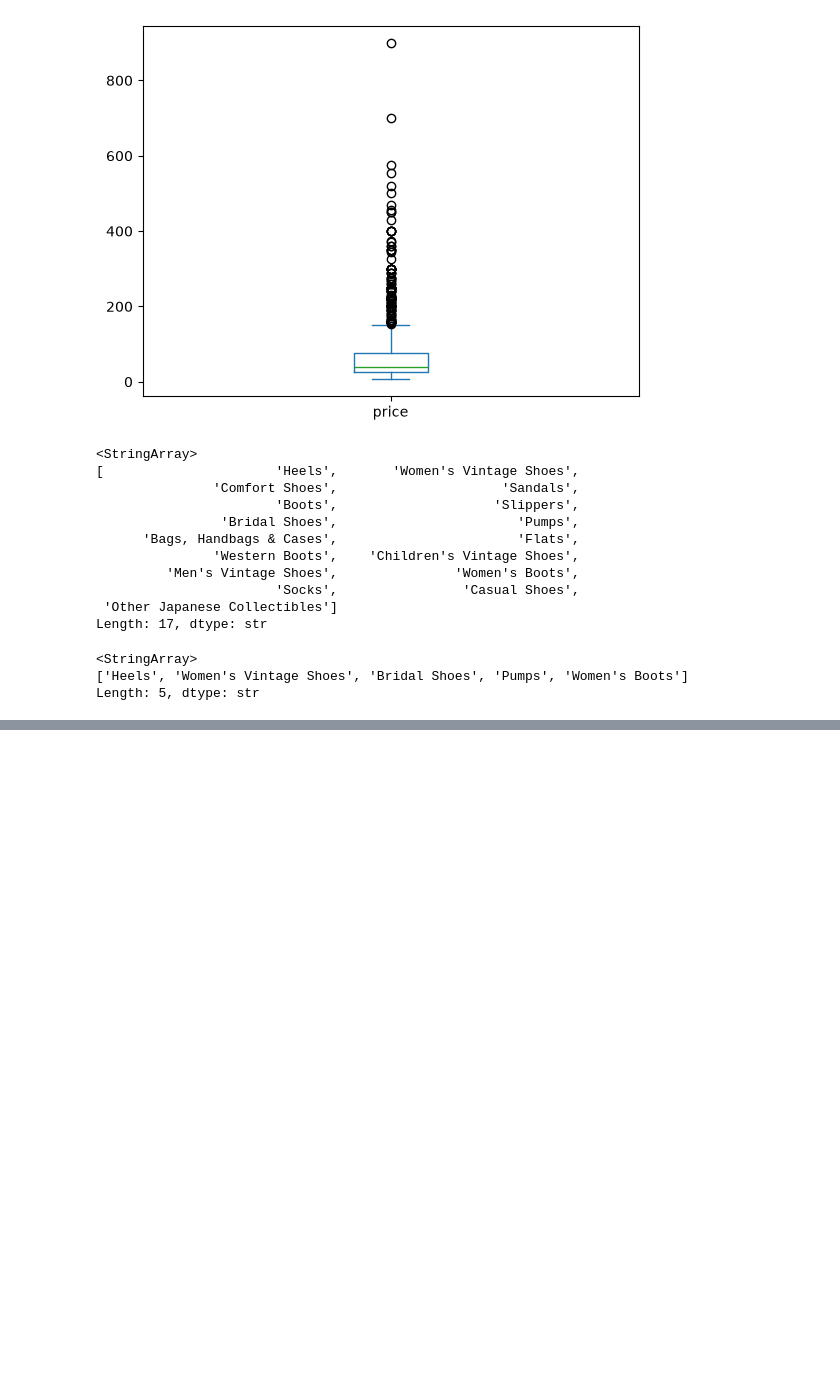
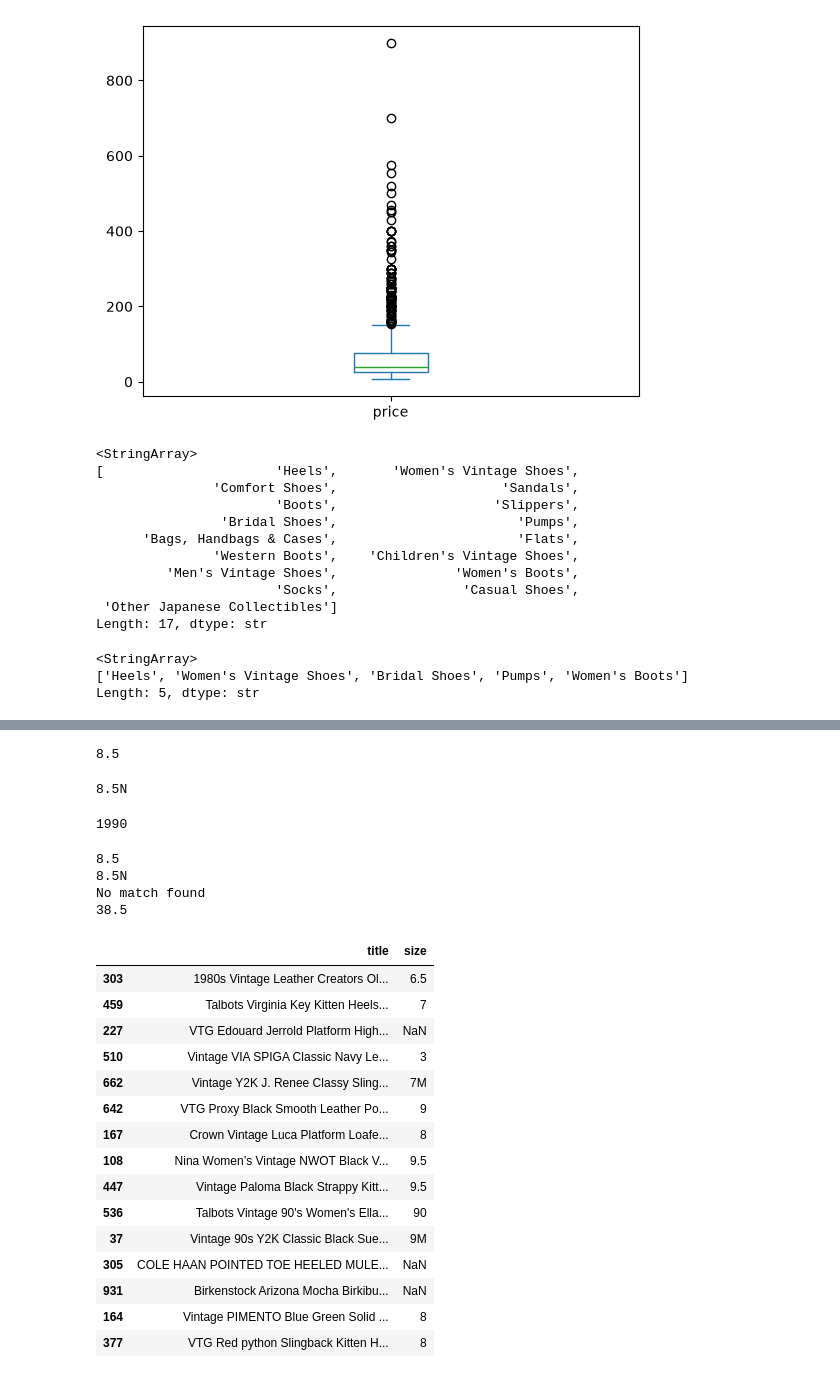
Before and after one commit to maelinfan/vintage-heel-price-predictor, a Jupyter notebook: notebook/01_eda.ipynb, the cells around one changed output, grey strips where cells are left out. Drawn from its saved outputs; the diff is of its cells as text; code cells hidden in the pictures; blank space fills up the shorter version.

```diff
--- a/notebook/01_eda.ipynb
+++ b/notebook/01_eda.ipynb
@@ -116,0 +141,59 @@ Length: 5, dtype: str
+# %%
+import re
+
+title = "Vintage Apart Leather Pumps Womens 8.5 Beige Bow Square Toe Business Career"
+match = re.search(r"\d+(\.\d+)?[A-Z]?", title)
+print(match.group() if match else "No match found")
+# %% [output]
+8.5
+# %%
+title2 = "Vtg Stuart Weitzman Leopard Patent Leather Kitten Low Block Heel Square Toe 8.5N"
+match2 = re.search(r"\d+(\.\d+)?[A-Z]?", title2)
+print(match2.group() if match2 else "No match found")
+# %% [output]
+8.5N
+# %%
+title3 = "Vintage 1990's Rodolphe Menudier Slingbacks with Steel Stiletto Heels"
+match3 = re.search(r"\d+(\.\d+)?[A-Z]?", title3)
+print(match3.group() if match3 else "No match found")
+# %% [output]
+1990
+# %%
+pattern = r"\b\d{1,2}(\.\d+)?[A-Z]?\b"
+match = re.search(pattern, title)
+match2 = re.search(pattern, title2)
+match3 = re.search(pattern, title3)
+match4 = re.search(pattern, "VTG Womans Fendi Brown Suede Kitten Heel Mules in Box Size IT 38.5,Heels,115.00")
+print(match.group() if match else "No match found")
+print(match2.group() if match2 else "No match found")
+print(match3.group() if match3 else "No match found")
+print(match4.group() if match4 else "No match found")
+# %% [output]
+8.5
+8.5N
+No match found
+38.5
+# %%
+def extract_size(title: str) -> str | None:
+    match = re.search(r"\b\d{1,2}(\.\d+)?[A-Z]?\b", title)
+    return match.group() if match else None
+
+df["size"] = df["title"].apply(extract_size)
+df[["title", "size"]].sample(15)
+# %% [output]
+|  | title | size |
+| 303 | 1980s Vintage Leather Creators Ol... | 6.5 |
+| 459 | Talbots Virginia Key Kitten Heels... | 7 |
+| 227 | VTG Edouard Jerrold Platform High... | NaN |
+| 510 | Vintage VIA SPIGA Classic Navy Le... | 3 |
+| 662 | Vintage Y2K J. Renee Classy Sling... | 7M |
+| 642 | VTG Proxy Black Smooth Leather Po... | 9 |
+| 167 | Crown Vintage Luca Platform Loafe... | 8 |
+| 108 | Nina Women’s Vintage NWOT Black V... | 9.5 |
+| 447 | Vintage Paloma Black Strappy Kitt... | 9.5 |
+| 536 | Talbots Vintage 90's Women's Ella... | 90 |
+| 37 | Vintage 90s Y2K Classic Black Sue... | 9M |
+| 305 | COLE HAAN POINTED TOE HEELED MULE... | NaN |
+| 931 | Birkenstock Arizona Mocha Birkibu... | NaN |
+| 164 | Vintage PIMENTO Blue Green Solid ... | 8 |
+| 377 | VTG Red python Slingback Kitten H... | 8 |
```
Also changed, not shown: parts of 7 cells of this notebook.
